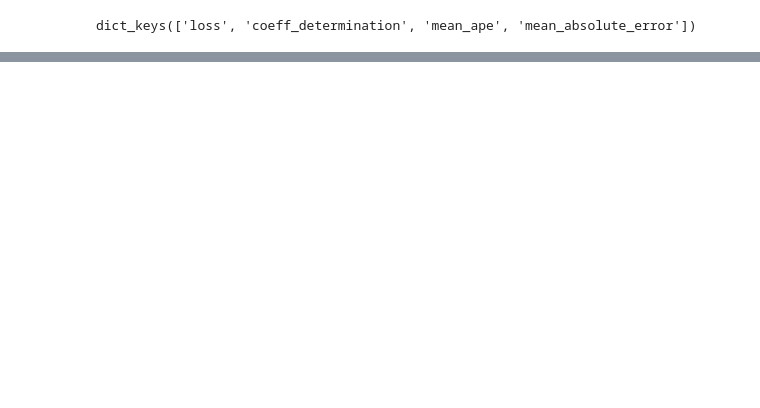
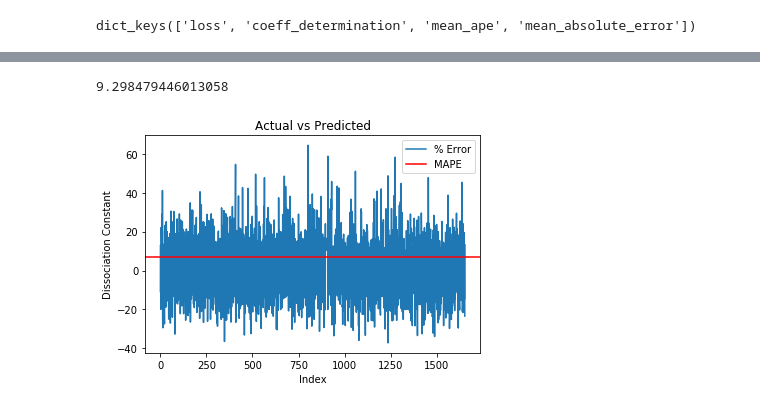
Before and after one commit to xinxinmo/DataXMerckChallenge, a Jupyter notebook: scripts/DATA_X_Baseline_ANN_50_features.ipynb, the cells around one changed output, grey strips where cells are left out. Cells and saved outputs as stored; diff of their text form; code cells hidden in the pictures; blank space fills up the shorter version.

```diff
--- a/scripts/DATA_X_Baseline_ANN_50_features.ipynb
+++ b/scripts/DATA_X_Baseline_ANN_50_features.ipynb
@@ -52,7 +52,12 @@ def coeff_determination(y_true, y_pred):
 # %% [output]
 Using TensorFlow backend.
 # %%
+from sklearn.metrics import make_scorer
 #Keras MAPE function
 MAPE = []
 def mean_ape(y_true, y_pred):
     return K.mean(K.abs((y_true-y_pred)/y_true))*100
+#Scikit learn mape function
+def mean_apes(y_true, y_pred):
+    return np.mean(np.abs((y_true-y_pred)/y_true))*100
+mape_func = make_scorer(mean_apes)
@@ -117,0 +205,14 @@ plt.legend(['MSE', 'MAPE'])
+# %%
+comparison = np.ravel((Y_predict-Y_test)/Y_test*100)
+abs_comparison = np.abs(comparison)
+mask = np.where(abs_comparison>10)
+plt.plot(range(np.shape(mask)[1]), comparison[mask])
+plt.axhline(y=mean_apes(Y_predict,Y_test), color='r', linestyle='-')
+plt.title('Actual vs Predicted')
+plt.ylabel('Dissociation Constant')
+plt.xlabel('Index')
+plt.legend(['% Error', 'MAPE'])
+print(comparison.std())
+# %% [output]
+9.298479446013058
+[figure, added]
```
Also changed, not shown: parts of 19 cells of this notebook, 2 other files.
